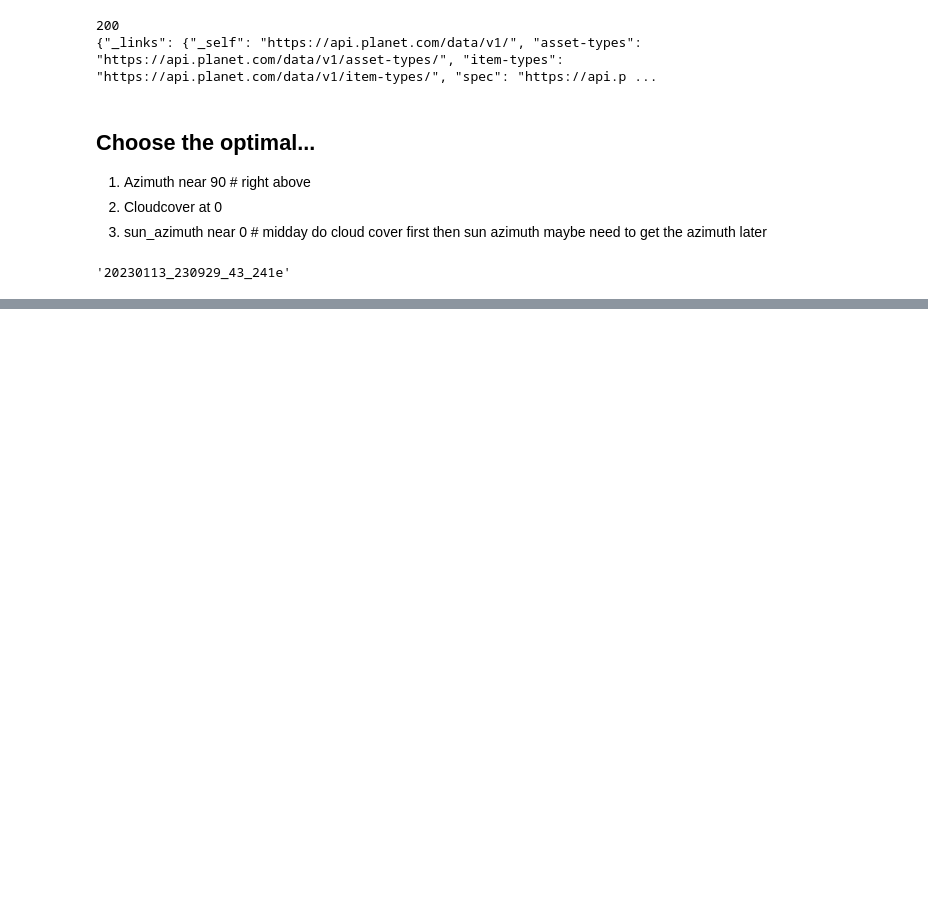
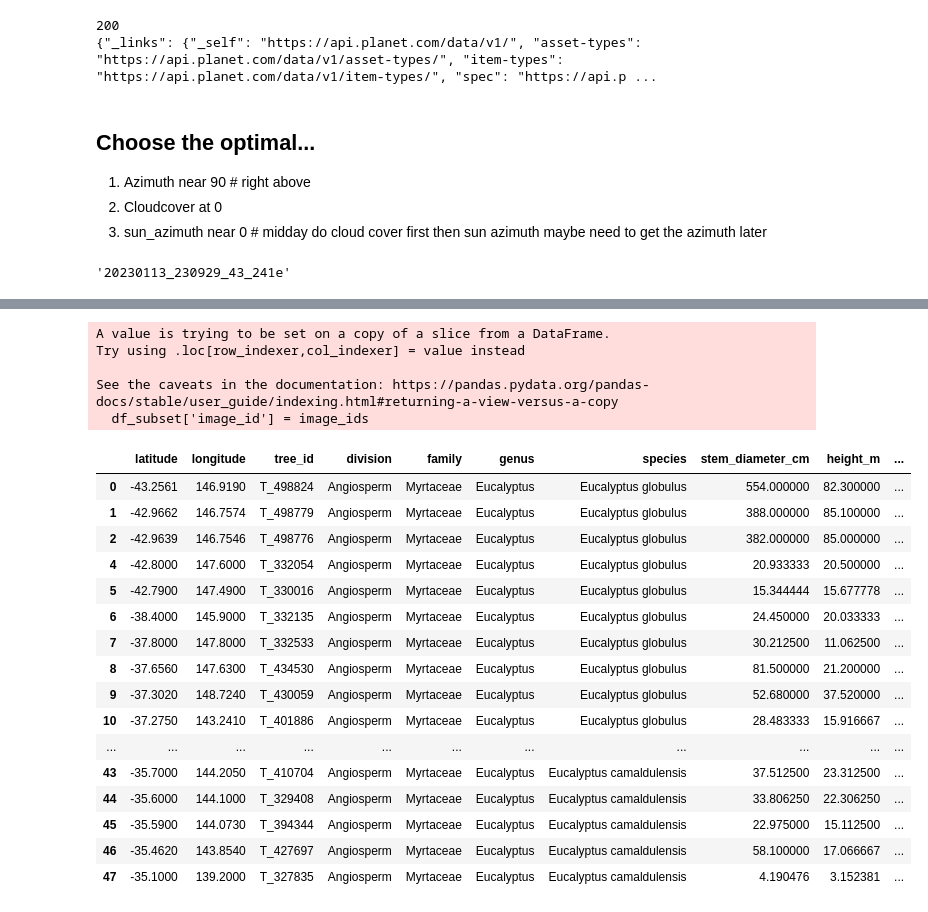
Before and after one commit to ArianeMora/remseno, a Jupyter notebook: notebooks/DataProcessing.ipynb, the cells around one changed output, grey strips where cells are left out. Saved outputs shown, nothing was run; the diff lists cells and outputs as text; code cells hidden in the pictures; blank space fills up the shorter version.

Commit message:
Adding in planet scope downloads

```diff
--- a/notebooks/DataProcessing.ipynb
+++ b/notebooks/DataProcessing.ipynb
@@ -381,8 +484,11 @@ from tqdm import tqdm
 image_ids = []
 
 tree_ids = df['tree_id'].values
-for i in tqdm(range(60, len(polygons))):
+for i in tqdm(range(40, len(polygons))):
     try:
-        image_ids.append(build_filter(polygons[i], f'../data/output/planetscope/ids/{tree_ids[i]}.csv'))
+        image_ids.append(build_filter(polygons[i], f'../data/output/planetscope/downloads/{tree_ids[i]}.csv'))
     except:
         image_ids.append(None)
+# %%
+df['image_ids'] = list(df_subset['image_id'].values) + image_ids
+df
@@ -388,0 +528,30 @@ for i in tqdm(range(60, len(polygons))):
+# %%
+df_subset = df.head(40)
+# %%
+df_subset['image_id'] = image_ids
+# %% [output]
+A value is trying to be set on a copy of a slice from a DataFrame.
+Try using .loc[row_indexer,col_indexer] = value instead
+
+See the caveats in the documentation: https://pandas.pydata.org/pandas-docs/stable/user_guide/indexing.html#returning-a-view-versus-a-copy
+  df_subset['image_id'] = image_ids
+# %%
+df_subset
+# %% [output]
+|  | latitude | longitude | tree_id | division | family | genus | species | stem_diameter_cm | height_m | ... |
+| 0 | -43.2561 | 146.9190 | T_498824 | Angiosperm | Myrtaceae | Eucalyptus | Eucalyptus globulus | 554.000000 | 82.300000 | ... |
+| 1 | -42.9662 | 146.7574 | T_498779 | Angiosperm | Myrtaceae | Eucalyptus | Eucalyptus globulus | 388.000000 | 85.100000 | ... |
+| 2 | -42.9639 | 146.7546 | T_498776 | Angiosperm | Myrtaceae | Eucalyptus | Eucalyptus globulus | 382.000000 | 85.000000 | ... |
+| 4 | -42.8000 | 147.6000 | T_332054 | Angiosperm | Myrtaceae | Eucalyptus | Eucalyptus globulus | 20.933333 | 20.500000 | ... |
+| 5 | -42.7900 | 147.4900 | T_330016 | Angiosperm | Myrtaceae | Eucalyptus | Eucalyptus globulus | 15.344444 | 15.677778 | ... |
+| 6 | -38.4000 | 145.9000 | T_332135 | Angiosperm | Myrtaceae | Eucalyptus | Eucalyptus globulus | 24.450000 | 20.033333 | ... |
+| 7 | -37.8000 | 147.8000 | T_332533 | Angiosperm | Myrtaceae | Eucalyptus | Eucalyptus globulus | 30.212500 | 11.062500 | ... |
+| 8 | -37.6560 | 147.6300 | T_434530 | Angiosperm | Myrtaceae | Eucalyptus | Eucalyptus globulus | 81.500000 | 21.200000 | ... |
+| 9 | -37.3020 | 148.7240 | T_430059 | Angiosperm | Myrtaceae | Eucalyptus | Eucalyptus globulus | 52.680000 | 37.520000 | ... |
+| 10 | -37.2750 | 143.2410 | T_401886 | Angiosperm | Myrtaceae | Eucalyptus | Eucalyptus globulus | 28.483333 | 15.916667 | ... |
+| ... | ... | ... | ... | ... | ... | ... | ... | ... | ... | ... |
+| 43 | -35.7000 | 144.2050 | T_410704 | Angiosperm | Myrtaceae | Eucalyptus | Eucalyptus camaldulensis | 37.512500 | 23.312500 | ... |
+| 44 | -35.6000 | 144.1000 | T_329408 | Angiosperm | Myrtaceae | Eucalyptus | Eucalyptus camaldulensis | 33.806250 | 22.306250 | ... |
+| 45 | -35.5900 | 144.0730 | T_394344 | Angiosperm | Myrtaceae | Eucalyptus | Eucalyptus camaldulensis | 22.975000 | 15.112500 | ... |
+| 46 | -35.4620 | 143.8540 | T_427697 | Angiosperm | Myrtaceae | Eucalyptus | Eucalyptus camaldulensis | 58.100000 | 17.066667 | ... |
+| 47 | -35.1000 | 139.2000 | T_327835 | Angiosperm | Myrtaceae | Eucalyptus | Eucalyptus camaldulensis | 4.190476 | 3.152381 | ... |
```
Also changed, not shown: parts of 20 cells of this notebook, 4 other files.
